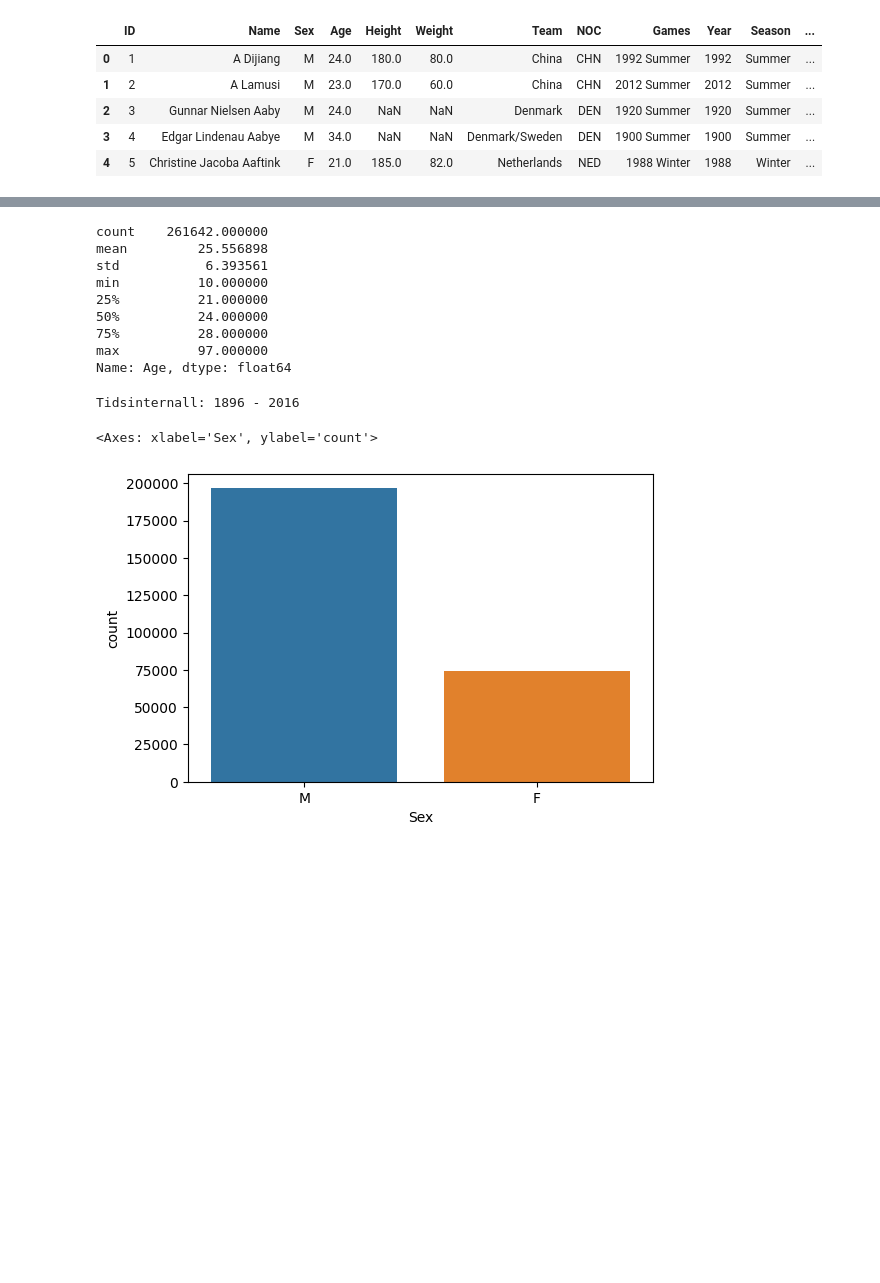
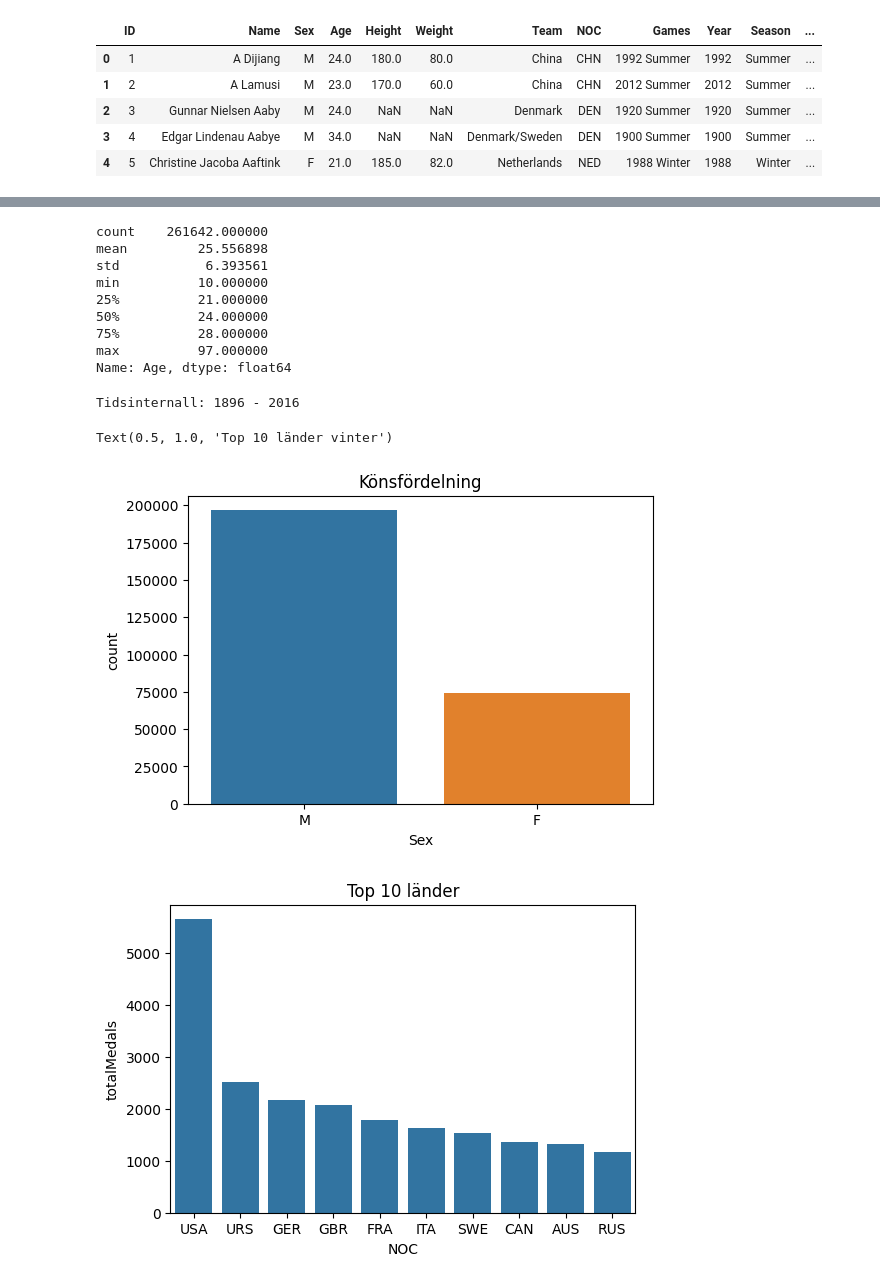
Before and after one commit to F-Degerman/Projekt_OS_Ungern, a Jupyter notebook: Egna_anteckningar/Adrian.ipynb, the cells around one changed output, grey strips where cells are left out. Cells and saved outputs as stored; diff of their text form; code cells hidden in the pictures; blank space fills up the shorter version.

```diff
--- a/Egna_anteckningar/Adrian.ipynb
+++ b/Egna_anteckningar/Adrian.ipynb
@@ -31,6 +32,7 @@ display(df_os.head())
 | 3 | 4 | Edgar Lindenau Aabye | M | 34.0 | NaN | NaN | Denmark/Sweden | DEN | 1900 Summer | 1900 | Summer | ... |
 | 4 | 5 | Christine Jacoba Aaftink | F | 21.0 | 185.0 | 82.0 | Netherlands | NED | 1988 Winter | 1988 | Winter | ... |
 # %%
+#Uppgift 0, Uppvärmning
 #a) Hur många länder är med i datan ?
 print(f"Antal länder: {len(df_os["NOC"].unique())}")
 
@@ -51,38 +53,55 @@ print(f"Tidsinternall: {df_os["Year"].min()} - {df_os["Year"].max()}")
 
 #g) Plotta diagram för könsfördelning
 plt.figure(dpi=100, figsize=(6,4))
-sns.countplot(data= df_os, x= "Sex", hue= "Sex")
+sns.countplot(data= df_os, x= "Sex", hue= "Sex").set_title("Könsfördelning")
 
 #h) Diagram över top 10 länder som fått flest medaljer.
+top10 = pd.crosstab(df_os["NOC"], df_os["Medal"])
+top10["totalMedals"] = top10[["Bronze", "Gold", "Silver"]].sum(axis=1)
+top10 = top10.sort_values(by= "totalMedals", ascending=False)[0:10]
 
+plt.figure(dpi=100, figsize=(6,4))
+sns.barplot(data= top10, x= "NOC", y="totalMedals").set_title("Top 10 länder")
 #i) Plotta fler saker som kan vara intressanta
+top10Summer = pd.crosstab(df_os[df_os["Season"] == "Summer"]["NOC"], df_os["Medal"])
+top10Summer["totalMedals"] = top10Summer[["Bronze", "Gold", "Silver"]].sum(axis=1)
+top10Summer = top10Summer.sort_values(by= "totalMedals", ascending=False)[0:10]
+
+top10Winter = pd.crosstab(df_os[df_os["Season"] == "Winter"]["NOC"], df_os["Medal"])
+top10Winter["totalMedals"] = top10Winter[["Bronze", "Gold", "Silver"]].sum(axis=1)
+top10Winter = top10Winter.sort_values(by= "totalMedals", ascending=False)[0:10]
+
+fig, ax = plt.subplots(1, 2, dpi=100, figsize= (10, 4))
+sns.barplot(data= top10Summer, x= "NOC", y="totalMedals", ax=ax[0]).set_title("Top 10 länder Sommar")
+sns.barplot(data= top10Winter, x= "NOC", y="totalMedals", ax=ax[1]).set_title("Top 10 länder vinter")
 # %% [output]
 Antal länder: 230
 Länder: ['CHN' 'DEN' 'NED' 'USA' 'FIN' 'NOR' 'ROU' 'EST' 'FRA' 'MAR' 'ESP' 'EGY'
  'IRI' 'BUL' 'ITA' 'CHA' 'AZE' 'SUD' 'RUS' 'ARG' 'CUB' 'BLR' 'GRE' 'CMR'
  'TUR' 'CHI' 'MEX' 'URS' 'NCA' 'HUN' 'NGR' 'ALG' 'KUW' 'BRN' 'PAK' 'IRQ'
  'UAR' 'LIB' 'QAT' 'MAS' 'GER' 'CAN' 'IRL' 'AUS' 'RSA' 'ERI' 'TAN' 'JOR'
  'TUN' 'LBA' 'BEL' 'DJI' 'PLE' 'COM' 'KAZ' 'BRU' 'IND' 'KSA' 'SYR' 'MDV'
  'ETH' 'UAE' 'YAR' 'INA' 'PHI' 'SGP' 'UZB' 'KGZ' 'TJK' 'EUN' 'JPN' 'CGO'
  'SUI' 'BRA' 'FRG' 'GDR' 'MON' 'ISR' 'URU' 'SWE' 'ISV' 'SRI' 'ARM' 'CIV'
  'KEN' 'BEN' 'UKR' 'GBR' 'GHA' 'SOM' 'LAT' 'NIG' 'MLI' 'AFG' 'POL' 'CRC'
  'PAN' 'GEO' 'SLO' 'CRO' 'GUY' 'NZL' 'POR' 'PAR' 'ANG' 'VEN' 'COL' 'BAN'
  'PER' 'ESA' 'PUR' 'UGA' 'HON' 'ECU' 'TKM' 'MRI' 'SEY' 'TCH' 'LUX' 'MTN'
  'CZE' 'SKN' 'TTO' 'DOM' 'VIN' 'JAM' 'LBR' 'SUR' 'NEP' 'MGL' 'AUT' 'PLW'
 ... (19 lines left out)
  'Rugby' 'Short Track Speed Skating' 'Skeleton' 'Lacrosse' 'Polo'
  'Cricket' 'Racquets' 'Motorboating' 'Military Ski Patrol' 'Croquet'
  'Jeu De Paume' 'Roque' 'Alpinism' 'Basque Pelota' 'Aeronautics']
 Medaljer: [nan 'Gold' 'Bronze' 'Silver']
 count    261642.000000
 mean         25.556898
 std           6.393561
 min          10.000000
 25%          21.000000
 50%          24.000000
 75%          28.000000
 max          97.000000
 Name: Age, dtype: float64
 Tidsinternall: 1896 - 2016
-<Axes: xlabel='Sex', ylabel='count'>
+Text(0.5, 1.0, 'Top 10 länder vinter')
-[figure, old version]
+[figure, new version]
+[figure, added]
```
Also changed, not shown: parts of 15 cells of this notebook, 1 other file.
